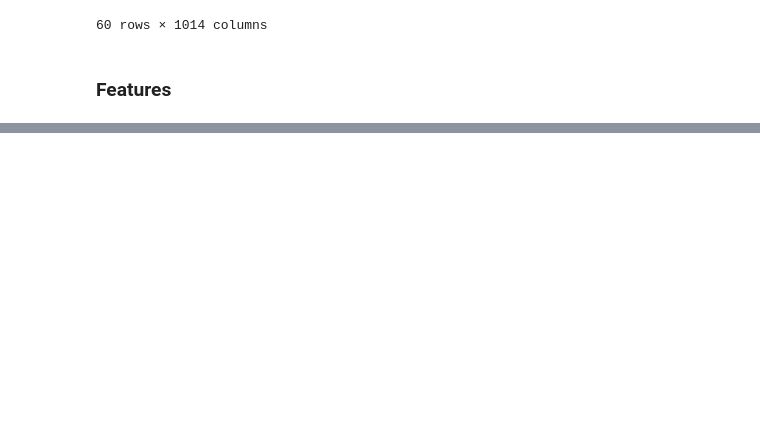
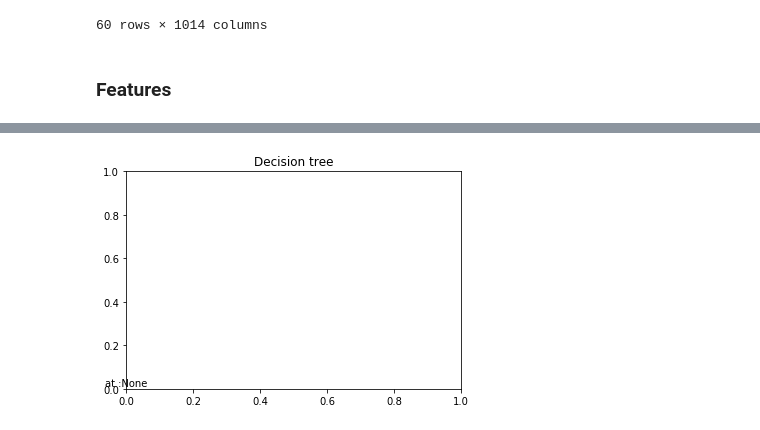
Before and after one commit to iplitharas/decision_tree, a Jupyter notebook: decision_tree.ipynb, the cells around one changed output, grey strips where cells are left out. Drawn from its saved outputs; the diff is of its cells as text; code cells hidden in the pictures; blank space fills up the shorter version.

```diff
--- a/decision_tree.ipynb
+++ b/decision_tree.ipynb
@@ -82,0 +127,8 @@ features
+# %%
+from decision_tree import DecisionTree
+from decision_tree import Judge
+judge = Judge(features_df=training)
+tree = DecisionTree(error_function=judge.find_total_abs_deviation)
+tree.train(training_features=training)
+tree.render()
+# %% [output]
@@ -82,0 +137 @@ features
+[figure, added]
```
Also changed, not shown: parts of 8 cells of this notebook, 5 other files.
